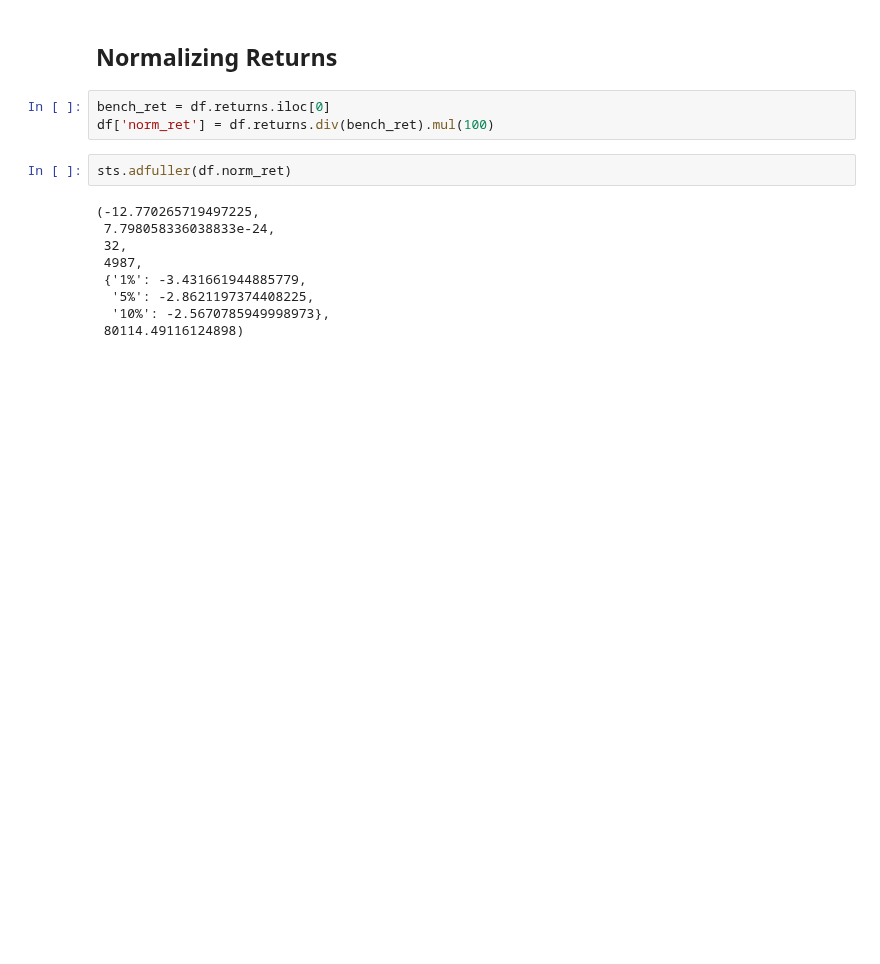
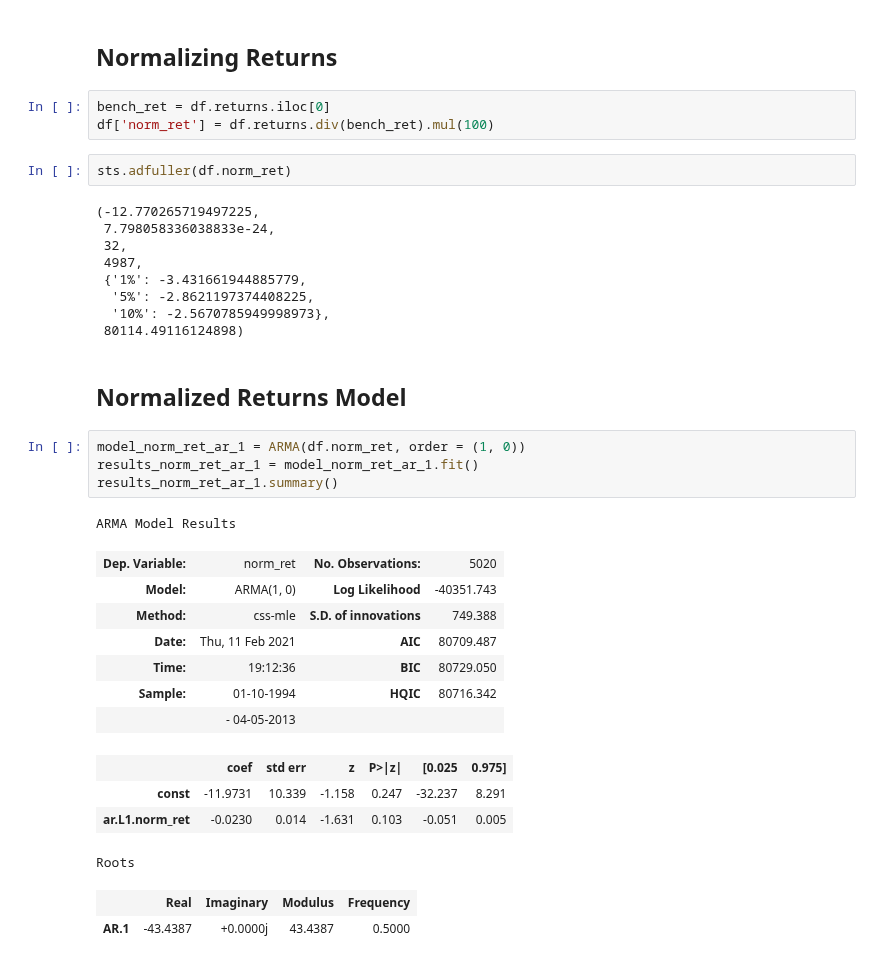
Before and after one commit to pauloteixeirajr/time-series-python, a Jupyter notebook: Modeling Autoregression The AR Model.ipynb, the cells around one changed output. Saved outputs shown, nothing was run; the diff lists cells and outputs as text; blank space fills up the shorter version.

Commit message:
AR Model: Model Selection for Normalized Returns

```diff
--- a/Modeling Autoregression The AR Model.ipynb
+++ b/Modeling Autoregression The AR Model.ipynb
@@ -428,3 +428,24 @@ sts.adfuller(df.norm_ret)
   '5%': -2.8621197374408225,
   '10%': -2.5670785949998973},
  80114.49116124898)
+# %% [markdown]
+## Normalized Returns Model
+# %%
+model_norm_ret_ar_1 = ARMA(df.norm_ret, order = (1, 0))
+results_norm_ret_ar_1 = model_norm_ret_ar_1.fit()
+results_norm_ret_ar_1.summary()
+# %% [output]
+ARMA Model Results
+| Dep. Variable: | norm_ret | No. Observations: | 5020 |
+| Model: | ARMA(1, 0) | Log Likelihood | -40351.743 |
+| Method: | css-mle | S.D. of innovations | 749.388 |
+| Date: | Thu, 11 Feb 2021 | AIC | 80709.487 |
+| Time: | 19:12:36 | BIC | 80729.050 |
+| Sample: | 01-10-1994 | HQIC | 80716.342 |
+|  | - 04-05-2013 |  |  |
+|  | coef | std err | z | P>|z| | [0.025 | 0.975] |
+| const | -11.9731 | 10.339 | -1.158 | 0.247 | -32.237 | 8.291 |
+| ar.L1.norm_ret | -0.0230 | 0.014 | -1.631 | 0.103 | -0.051 | 0.005 |
+Roots
+|  | Real | Imaginary | Modulus | Frequency |
+| AR.1 | -43.4387 | +0.0000j | 43.4387 | 0.5000 |
```
Also changed, not shown: parts of 1 cell of this notebook.
